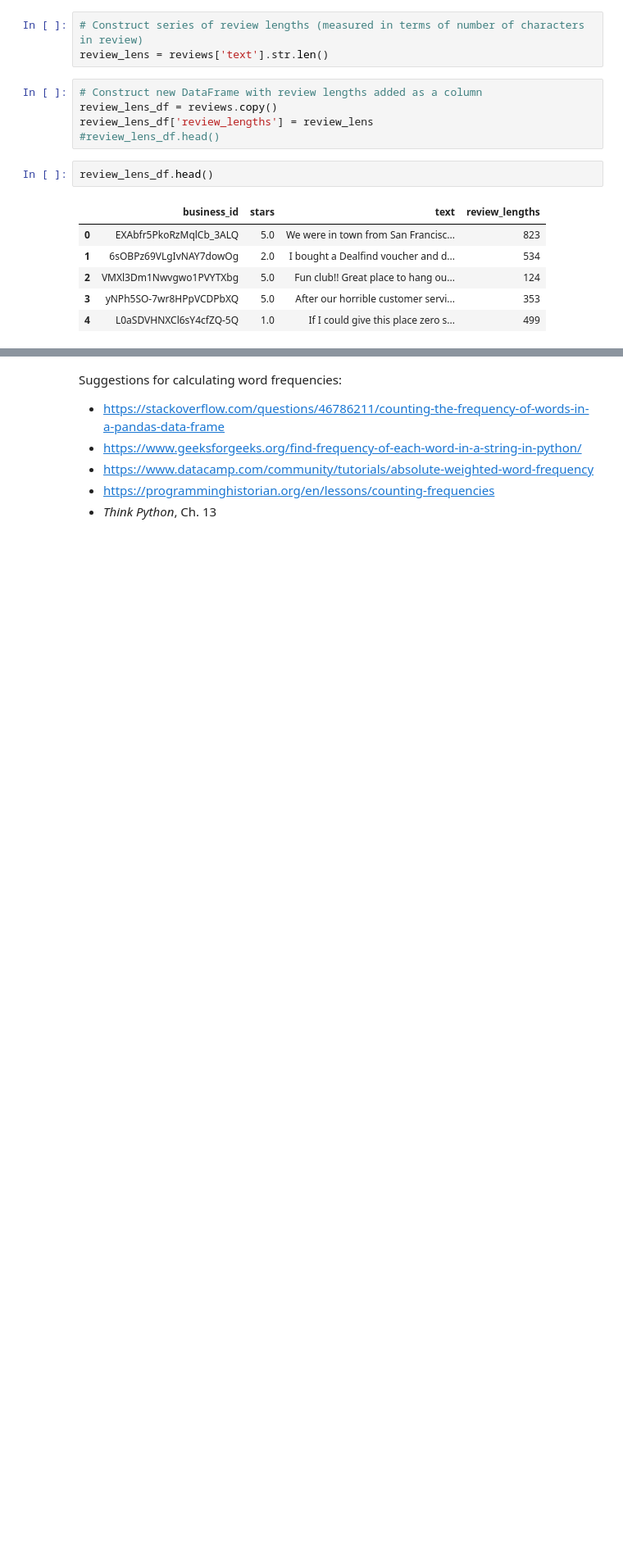
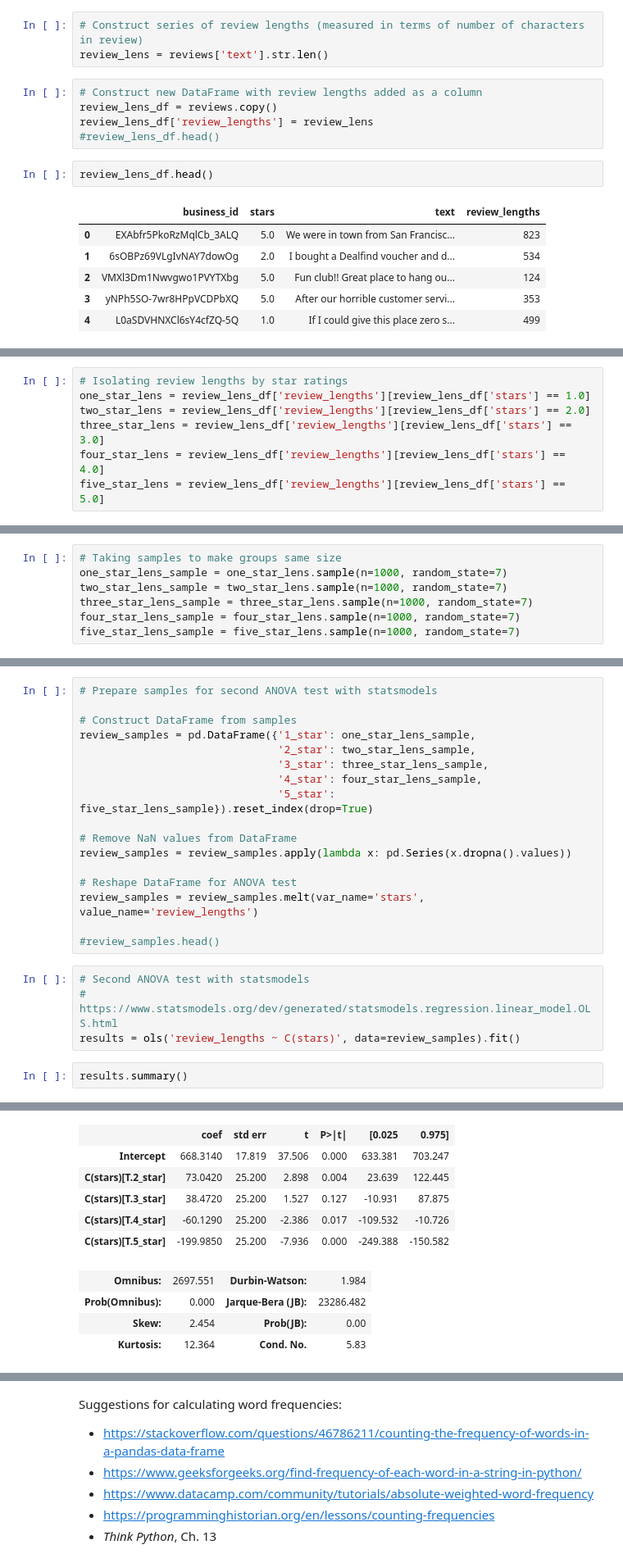
Before and after one commit to walkerpage/springboard, a Jupyter notebook: Capstone_Projects/Capstone_Project_1/Code/Capstone_Project_1_Statistical_Data_Analysis.ipynb, the cells around one changed output, grey strips where cells are left out. Shown at 82% size. Cells and saved outputs as stored; diff of their text form; blank space fills up the shorter version.

```diff
--- a/Capstone_Projects/Capstone_Project_1/Code/Capstone_Project_1_Statistical_Data_Analysis.ipynb
+++ b/Capstone_Projects/Capstone_Project_1/Code/Capstone_Project_1_Statistical_Data_Analysis.ipynb
@@ -213,0 +39,7 @@ plt.show()
+# %%
+# Isolating review lengths by star ratings
+one_star_lens = review_lens_df['review_lengths'][review_lens_df['stars'] == 1.0]
+two_star_lens = review_lens_df['review_lengths'][review_lens_df['stars'] == 2.0]
+three_star_lens = review_lens_df['review_lengths'][review_lens_df['stars'] == 3.0]
+four_star_lens = review_lens_df['review_lengths'][review_lens_df['stars'] == 4.0]
+five_star_lens = review_lens_df['review_lengths'][review_lens_df['stars'] == 5.0]
@@ -213,0 +108,7 @@ plt.show()
+# %%
+# Taking samples to make groups same size
+one_star_lens_sample = one_star_lens.sample(n=1000, random_state=7)
+two_star_lens_sample = two_star_lens.sample(n=1000, random_state=7)
+three_star_lens_sample = three_star_lens.sample(n=1000, random_state=7)
+four_star_lens_sample = four_star_lens.sample(n=1000, random_state=7)
+five_star_lens_sample = five_star_lens.sample(n=1000, random_state=7)
@@ -213,0 +121,24 @@ plt.show()
+# %%
+# Prepare samples for second ANOVA test with statsmodels
+
+# Construct DataFrame from samples
+review_samples = pd.DataFrame({'1_star': one_star_lens_sample,
+                               '2_star': two_star_lens_sample,
+                               '3_star': three_star_lens_sample,
+                               '4_star': four_star_lens_sample,
+                               '5_star': five_star_lens_sample}).reset_index(drop=True)
+
+# Remove NaN values from DataFrame
+review_samples = review_samples.apply(lambda x: pd.Series(x.dropna().values))
+
+# Reshape DataFrame for ANOVA test
+review_samples = review_samples.melt(var_name='stars', value_name='review_lengths')
+
+#review_samples.head()
+# %%
+# Second ANOVA test with statsmodels
+# https://www.statsmodels.org/dev/generated/statsmodels.regression.linear_model.OLS.html
+results = ols('review_lengths ~ C(stars)', data=review_samples).fit()
+# %%
+results.summary()
+# %% [output]
@@ -213,0 +155,10 @@ plt.show()
+|  | coef | std err | t | P>|t| | [0.025 | 0.975] |
+| Intercept | 668.3140 | 17.819 | 37.506 | 0.000 | 633.381 | 703.247 |
+| C(stars)[T.2_star] | 73.0420 | 25.200 | 2.898 | 0.004 | 23.639 | 122.445 |
+| C(stars)[T.3_star] | 38.4720 | 25.200 | 1.527 | 0.127 | -10.931 | 87.875 |
+| C(stars)[T.4_star] | -60.1290 | 25.200 | -2.386 | 0.017 | -109.532 | -10.726 |
+| C(stars)[T.5_star] | -199.9850 | 25.200 | -7.936 | 0.000 | -249.388 | -150.582 |
+| Omnibus: | 2697.551 | Durbin-Watson: | 1.984 |
+| Prob(Omnibus): | 0.000 | Jarque-Bera (JB): | 23286.482 |
+| Skew: | 2.454 | Prob(JB): | 0.00 |
+| Kurtosis: | 12.364 | Cond. No. | 5.83 |
```
Also changed, not shown: parts of 48 cells of this notebook.
